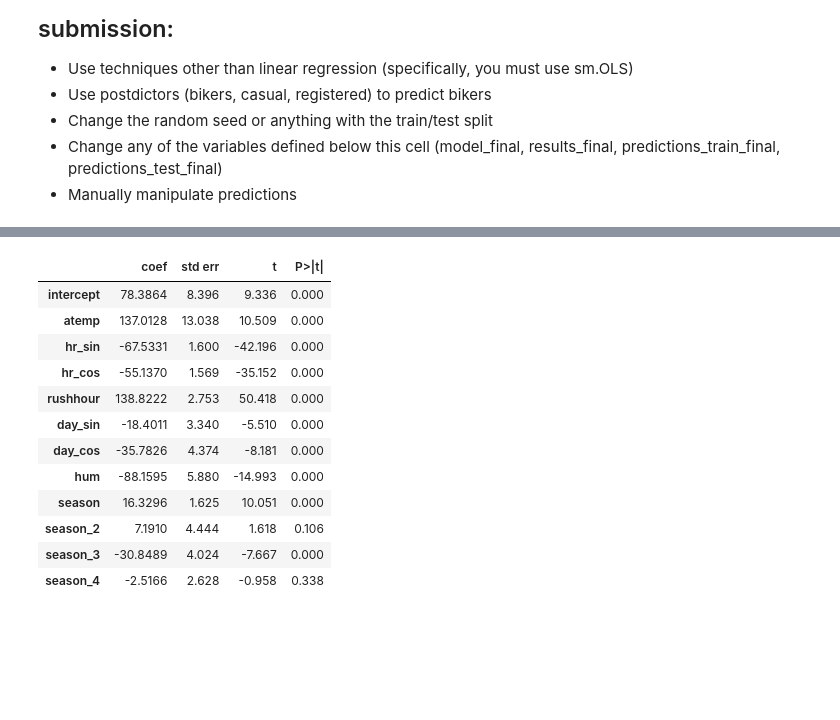
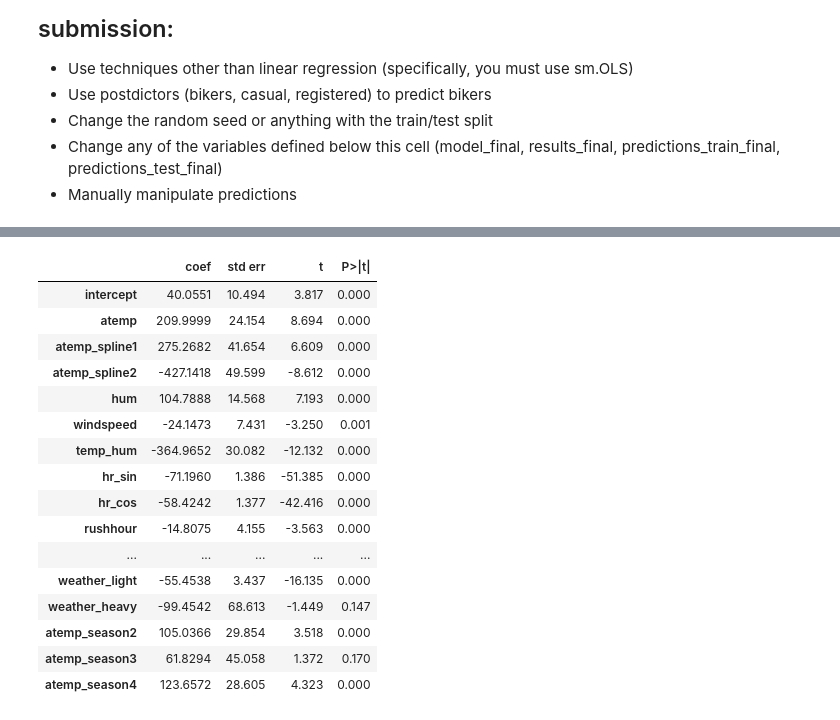
Before and after one commit to paige868/code_2600, a Jupyter notebook: mod05_nonlinear.ipynb, the cells around one changed output, grey strips where cells are left out. Saved outputs shown, nothing was run; the diff lists cells and outputs as text; code cells hidden in the pictures; blank space fills up the shorter version.

```diff
--- a/mod05_nonlinear.ipynb
+++ b/mod05_nonlinear.ipynb
@@ -398,24 +456,29 @@ Train.head()
 # %%
 # Build your linear regression model here.
-vars_to_include = ['intercept','atemp','hr_sin', 'hr_cos', 'rushhour','day_sin','day_cos','hum','season','season_2', 'season_3','season_4' ]
+vars_to_include = ['intercept','atemp','atemp_spline1',
+'atemp_spline2','hum','windspeed','temp_hum','hr_sin', 'hr_cos', 'rushhour','workingday','rush_work','day_sin','day_cos','season_2', 'season_3','season_4','weather_cloudy', 'weather_light', 'weather_heavy','atemp_season2', 'atemp_season3', 'atemp_season4']
 
 model_final = sm.OLS(y_train, X_train[vars_to_include])
 results_final = model_final.fit()
 summarize(results_final)
 # %% [output]
 |  | coef | std err | t | P>|t| |
-| intercept | 78.3864 | 8.396 | 9.336 | 0.000 |
-| atemp | 137.0128 | 13.038 | 10.509 | 0.000 |
-| hr_sin | -67.5331 | 1.600 | -42.196 | 0.000 |
-| hr_cos | -55.1370 | 1.569 | -35.152 | 0.000 |
-| rushhour | 138.8222 | 2.753 | 50.418 | 0.000 |
-| day_sin | -18.4011 | 3.340 | -5.510 | 0.000 |
-| day_cos | -35.7826 | 4.374 | -8.181 | 0.000 |
-| hum | -88.1595 | 5.880 | -14.993 | 0.000 |
-| season | 16.3296 | 1.625 | 10.051 | 0.000 |
-| season_2 | 7.1910 | 4.444 | 1.618 | 0.106 |
-| season_3 | -30.8489 | 4.024 | -7.667 | 0.000 |
-| season_4 | -2.5166 | 2.628 | -0.958 | 0.338 |
+| intercept | 40.0551 | 10.494 | 3.817 | 0.000 |
+| atemp | 209.9999 | 24.154 | 8.694 | 0.000 |
+| atemp_spline1 | 275.2682 | 41.654 | 6.609 | 0.000 |
+| atemp_spline2 | -427.1418 | 49.599 | -8.612 | 0.000 |
+| hum | 104.7888 | 14.568 | 7.193 | 0.000 |
+| windspeed | -24.1473 | 7.431 | -3.250 | 0.001 |
+| temp_hum | -364.9652 | 30.082 | -12.132 | 0.000 |
+| hr_sin | -71.1960 | 1.386 | -51.385 | 0.000 |
+| hr_cos | -58.4242 | 1.377 | -42.416 | 0.000 |
+| rushhour | -14.8075 | 4.155 | -3.563 | 0.000 |
+| ... | ... | ... | ... | ... |
+| weather_light | -55.4538 | 3.437 | -16.135 | 0.000 |
+| weather_heavy | -99.4542 | 68.613 | -1.449 | 0.147 |
+| atemp_season2 | 105.0366 | 29.854 | 3.518 | 0.000 |
+| atemp_season3 | 61.8294 | 45.058 | 1.372 | 0.170 |
+| atemp_season4 | 123.6572 | 28.605 | 4.323 | 0.000 |
 # %%
 predictions_train_final = predict(X_train[vars_to_include], results_final)
 print('MSE train: ', mse(y_train, predictions_train_final))
```
Also changed, not shown: parts of 3 cells of this notebook.
